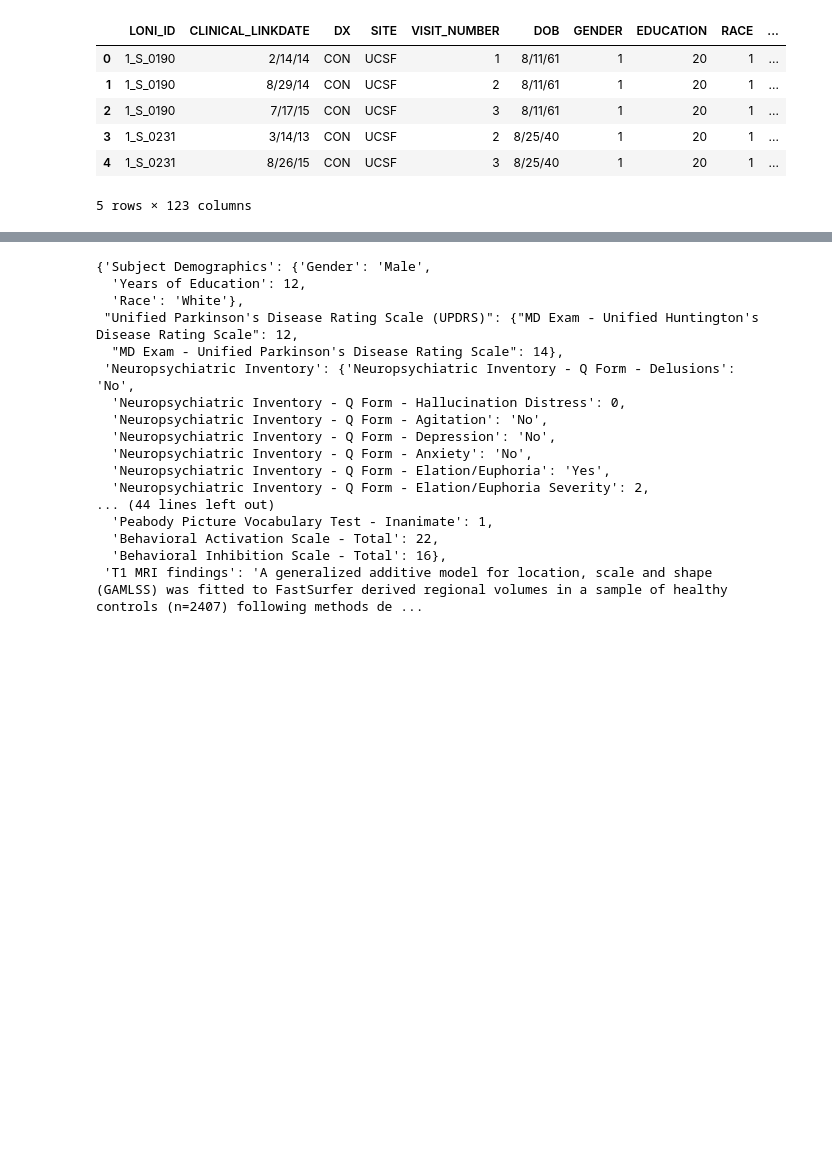
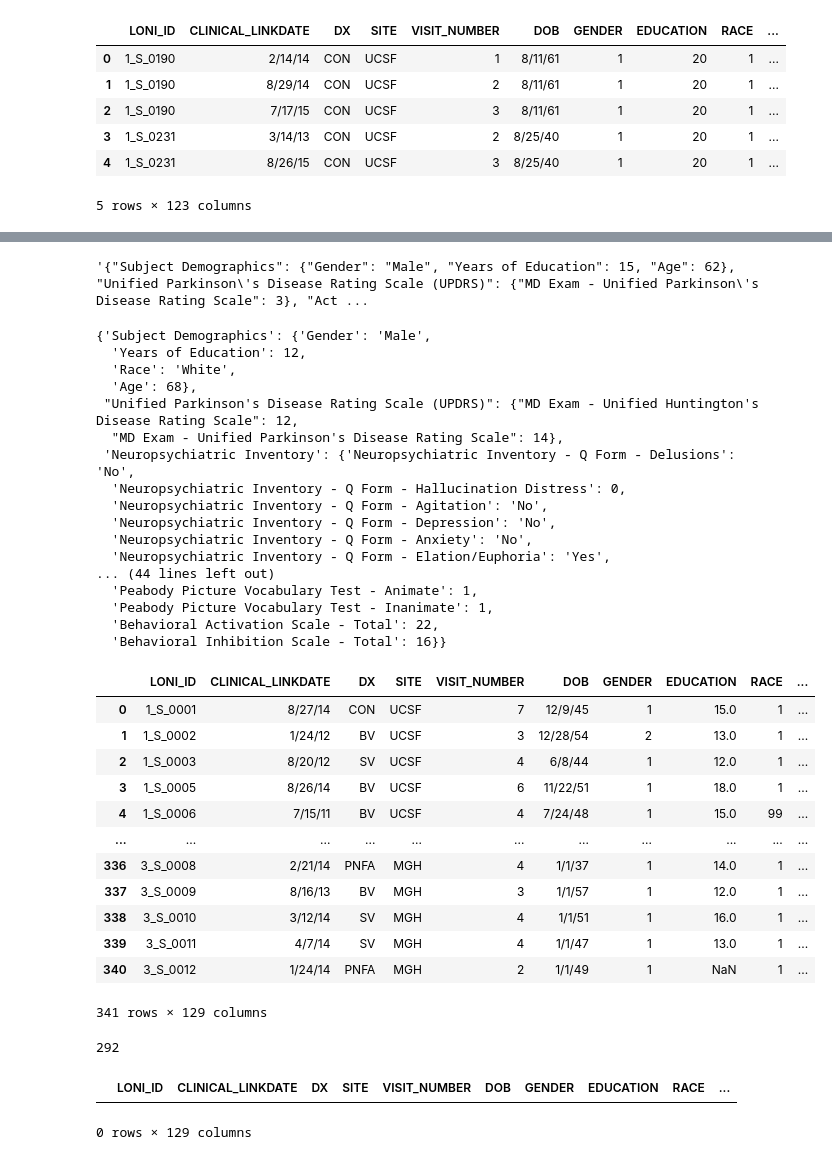
Before and after one commit to vkola-lab/lunar, a Jupyter notebook: data_preparation/nifd/data_preparation.ipynb, the cells around one changed output, grey strips where cells are left out. Saved outputs shown, nothing was run; the diff lists cells and outputs as text; code cells hidden in the pictures; blank space fills up the shorter version.

```diff
--- a/data_preparation/nifd/data_preparation.ipynb
+++ b/data_preparation/nifd/data_preparation.ipynb
@@ -95,7 +137,6 @@ for k, v in data_dict.items():
 # %%
 def create_mapped_json(row):
     result = {}
-    # skip_cols = list(nifd.columns[nifd.columns.str.contains('CDR')]) + list(nifd.columns[nifd.columns.str.contains('DATE')]) + ['DX', 'CLINICAL_LINKDATE', 'VISIT_NUMBER', 'SITE', 'DOB'] + list(nifd.columns[nifd.columns.str.contains('PSP')]) + list(nifd.columns[nifd.columns.str.contains('PSP')])
 
     for column, value in row.items():
         if column in skip_cols:
@@ -156,14 +197,16 @@ def create_mapped_json(row):
 
         # add T1 findings if available:
         if 'brain_findings_summary' in row and pd.notna(row['brain_findings_summary']):
-            gamlss_description = ("A generalized additive model for location, scale and shape (GAMLSS) was fitted to FastSurfer derived regional volumes in a sample of healthy controls (n=2407) following methods described in the \"Brain charts for the human lifespan\" paper published in Nature (2022). Briefly, data were pooled from four cohorts, and subjects without neurodegenerative disease were selected as healthy controls. Regions of interests (ROIs) were constructed for the temporal, parietal, frontal, and occipital lobes as well as the ventricles. Quality check ensured removal of subjects where brain volumes were abnormally high or low (3.5 zscore threshold) to account for FastSurfer processing errors. The Brain charts pipeline was run to fit a normative, sex-stratified growth curve for each ROI. Centile scores were computed for all subjects, including healthy controls and patients. Individuals with centile scores between the 10th and 25th percentile were flagged as having mild atrophy; those with centile scores between the 5th-10th percentile as having moderate atrophy; and those with scores below the 5th percentile as having severe atrophy. The direction was flipped for ventricular ROIs, with enlargement signifying abnormality. The findings for this subject were as follows:\n\n")
-            result["T1 MRI findings"] = gamlss_description + str(row['brain_findings_summary'])
+            gamlss_description = "A Generalized Additive Model for Location, Scale, and Shape (GAMLSS) was fitted to FastSurfer-derived regional brain volumes acquired from 2,087 healthy controls, following the Brain charts for the human lifespan methodology published in Nature (2022). Data were aggregated from five independent cohorts, and the analysis included region-of-interest (ROI) volumes for the medial and lateral temporal lobes, medial and lateral parietal lobes, frontal, occipital lobes, as well as the inferior lateral ventricles and hippocampus. To ensure a robust normative reference, participants with any known neurodegenerative disease were excluded and subjects with extreme brain volumes (>3.5 absolute z-scores) were excluded during quality control prior to model fitting. The Brain Charts pipeline was implemented to model age- and sex-specific normative centile curves for each ROI. Centile scores (scaled 0–1) were computed for both healthy controls and patient samples. Abnormality was defined based on a one-sided z-score threshold: mild atrophy/enlargement for scores corresponding to 1 standard deviation (z=1), moderate for 1.5 SD (z=1.5), and severe for 2 SD (z=2). For all lobar ROIs, lower centiles indicated greater atrophy, while for ventricular ROIs, higher centiles indicated enlargement (i.e., abnormality). The resulting findings are as follows: ",
+
+            # result["T1 MRI findings"] = gamlss_description + str(row['brain_findings_summary'])
+            result["MRI Report"] = {
+                "MRI features extraction procedure" : gamlss_description,
+                "T1 MRI Findings" : str(row['brain_findings_summary'])
+            }
 
     result = {k: v for k, v in result.items() if v}
     key_order = [k for k in form.values() if k in result]
     result = {k: result[k] for k in key_order if k in result}
 
     return json.dumps(result)
-# %%
-def create_diag_summary(row):
-    return json.dumps({data_dict['DX']['Description']: row['DX']})
@@ -169,0 +219,23 @@ def create_diag_summary(row):
+# %%
+def create_diag_summary(row):
+    if 'DX' not in row or pd.isna(row['DX']):
+        return json.dumps({})
+
+    field_info = data_dict['DX']
+    description = field_info['Description']
+    value = row['DX']
+
+    # Apply value mapping if available
+    if 'Values' in field_info:
+        if value in field_info['Values']:
+            mapped_value = field_info['Values'][value]
+            # print(f"Found mapping: {value} -> {mapped_value}")
+        else:
+            mapped_value = value
+            print(f"No mapping found for {value}, using original value")
+    else:
+        mapped_value = value
+        print("No Values field found")
+
+    result = {description: mapped_value}
+    return json.dumps(result)
@@ -170,3 +264,3 @@ def create_diag_summary(row):
 # %%
-nifd_wimaging['patient_summary'] = nifd_wimaging.apply(create_mapped_json, axis=1)
-nifd_wimaging['diag_summary'] = nifd_wimaging.apply(create_diag_summary, axis=1)
+nifd_latest['patient_summary'] = nifd_latest.apply(create_mapped_json, axis=1)
+nifd_latest['diag_summary'] = nifd_latest.apply(create_diag_summary, axis=1)
@@ -194,9 +278,14 @@ Name: count, dtype: int64
+# %%
+nifd_latest[nifd_latest['RACE'] == 99].iloc[0]['patient_summary']
+# %% [output]
+'{"Subject Demographics": {"Gender": "Male", "Years of Education": 15, "Age": 62}, "Unified Parkinson\'s Disease Rating Scale (UPDRS)": {"MD Exam - Unified Parkinson\'s Disease Rating Scale": 3}, "Act ...
 # %%
-json.loads(nifd_wimaging.iloc[2]['patient_summary'])
+json.loads(nifd_latest.iloc[2]['patient_summary'])
 # %% [output]
 {'Subject Demographics': {'Gender': 'Male',
   'Years of Education': 12,
-  'Race': 'White'},
+  'Race': 'White',
+  'Age': 68},
  "Unified Parkinson's Disease Rating Scale (UPDRS)": {"MD Exam - Unified Huntington's Disease Rating Scale": 12,
   "MD Exam - Unified Parkinson's Disease Rating Scale": 14},
  'Neuropsychiatric Inventory': {'Neuropsychiatric Inventory - Q Form - Delusions': 'No',
@@ -205,10 +294,25 @@ json.loads(nifd_wimaging.iloc[2]['patient_summary'])
   'Neuropsychiatric Inventory - Q Form - Depression': 'No',
   'Neuropsychiatric Inventory - Q Form - Anxiety': 'No',
   'Neuropsychiatric Inventory - Q Form - Elation/Euphoria': 'Yes',
-  'Neuropsychiatric Inventory - Q Form - Elation/Euphoria Severity': 2,
 ... (44 lines left out)
+  'Peabody Picture Vocabulary Test - Animate': 1,
   'Peabody Picture Vocabulary Test - Inanimate': 1,
   'Behavioral Activation Scale - Total': 22,
-  'Behavioral Inhibition Scale - Total': 16},
- 'T1 MRI findings': 'A generalized additive model for location, scale and shape (GAMLSS) was fitted to FastSurfer derived regional volumes in a sample of healthy controls (n=2407) following methods de ...
+  'Behavioral Inhibition Scale - Total': 16}}
+# %%
+nifd_latest
+# %% [output]
+|  | LONI_ID | CLINICAL_LINKDATE | DX | SITE | VISIT_NUMBER | DOB | GENDER | EDUCATION | RACE | ... |
+| 0 | 1_S_0001 | 8/27/14 | CON | UCSF | 7 | 12/9/45 | 1 | 15.0 | 1 | ... |
+| 1 | 1_S_0002 | 1/24/12 | BV | UCSF | 3 | 12/28/54 | 2 | 13.0 | 1 | ... |
+| 2 | 1_S_0003 | 8/20/12 | SV | UCSF | 4 | 6/8/44 | 1 | 12.0 | 1 | ... |
+| 3 | 1_S_0005 | 8/26/14 | BV | UCSF | 6 | 11/22/51 | 1 | 18.0 | 1 | ... |
+| 4 | 1_S_0006 | 7/15/11 | BV | UCSF | 4 | 7/24/48 | 1 | 15.0 | 99 | ... |
+| ... | ... | ... | ... | ... | ... | ... | ... | ... | ... | ... |
+| 336 | 3_S_0008 | 2/21/14 | PNFA | MGH | 4 | 1/1/37 | 1 | 14.0 | 1 | ... |
+| 337 | 3_S_0009 | 8/16/13 | BV | MGH | 3 | 1/1/57 | 1 | 12.0 | 1 | ... |
+| 338 | 3_S_0010 | 3/12/14 | SV | MGH | 4 | 1/1/51 | 1 | 16.0 | 1 | ... |
+| 339 | 3_S_0011 | 4/7/14 | SV | MGH | 4 | 1/1/47 | 1 | 13.0 | 1 | ... |
+| 340 | 3_S_0012 | 1/24/14 | PNFA | MGH | 2 | 1/1/49 | 1 | NaN | 1 | ... |
+341 rows × 129 columns
 # %%
@@ -218 +322,10 @@ nifd_wimaging = nifd_wimaging[nifd_wimaging['DX'].isin(['CON', 'BV', 'PNFA', 'SV
+# %%
+len(nifd_latest_filtered)
+# %% [output]
+292
+# %%
+nifd_latest_filtered[nifd_latest_filtered['DX'].isna()]
+# %% [output]
+|  | LONI_ID | CLINICAL_LINKDATE | DX | SITE | VISIT_NUMBER | DOB | GENDER | EDUCATION | RACE | ... |
+0 rows × 129 columns
 # %%
```
Also changed, not shown: parts of 29 cells of this notebook, 26 other files.
